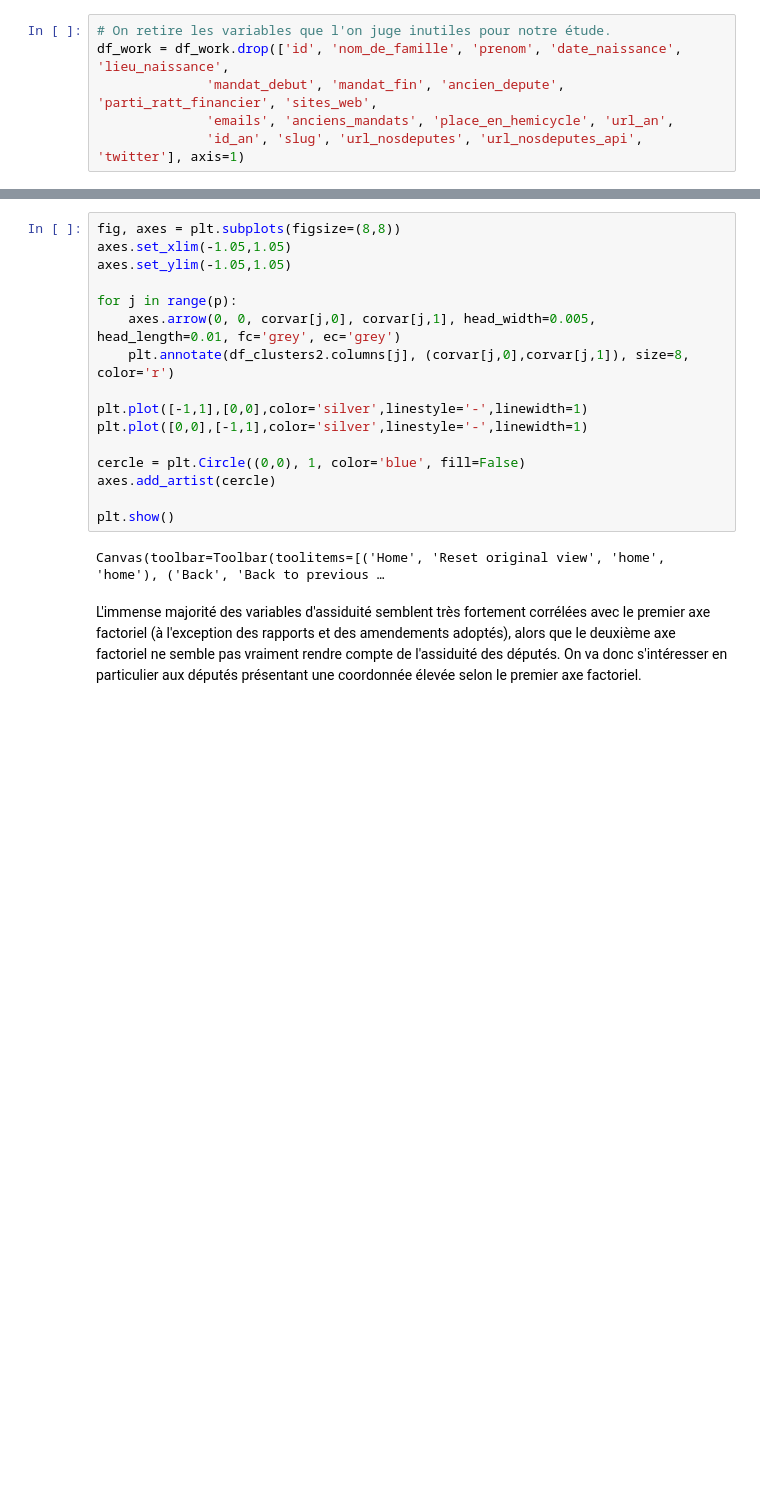
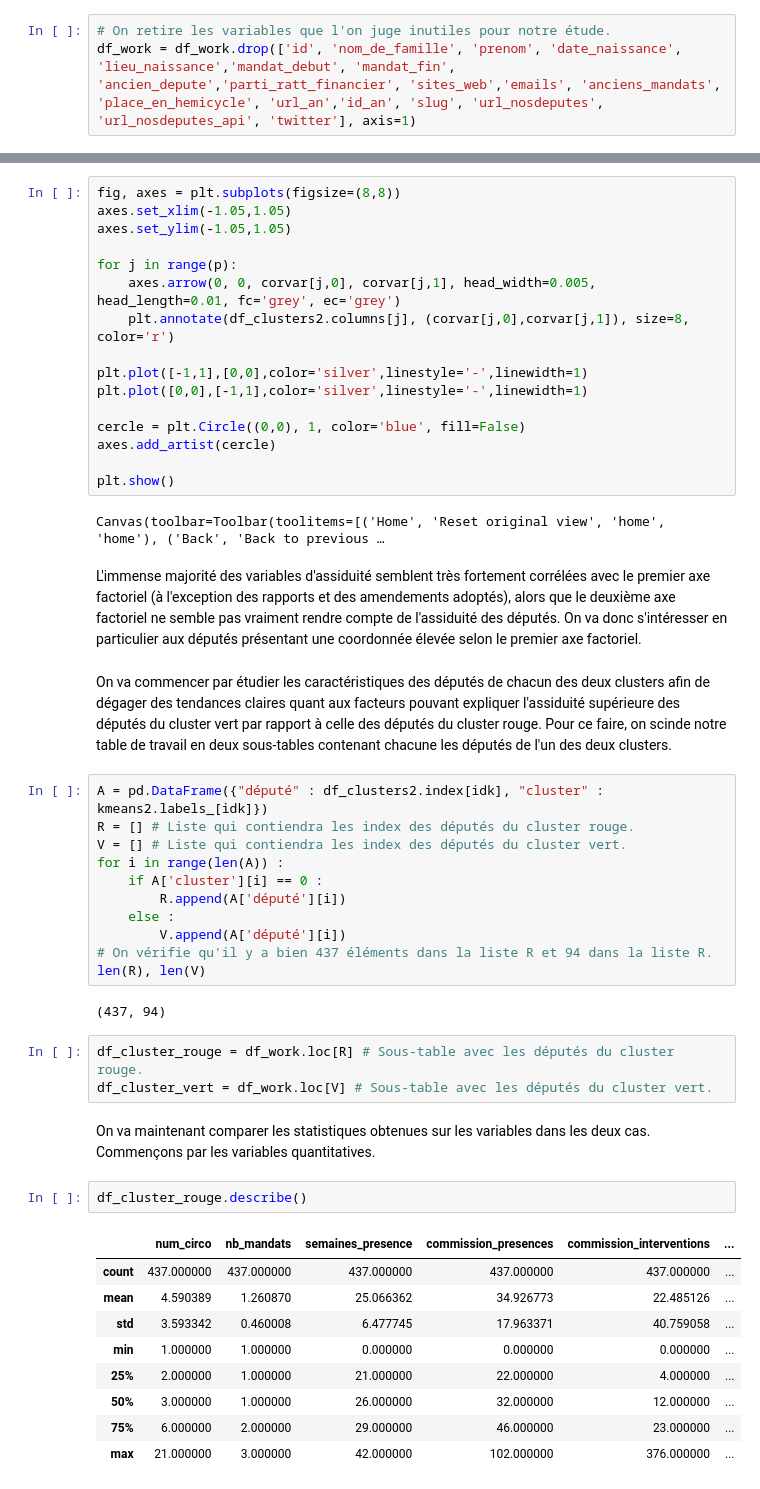
Before and after one commit to APlamont/AssemblyAttendance, a Jupyter notebook: Code/Projet Python pour le Data Scientist.ipynb, the cells around one changed output, grey strips where cells are left out. Saved outputs shown, nothing was run; the diff lists cells and outputs as text; blank space fills up the shorter version.

Commit message:
Sous-tables + Analyse descriptive des 2 clusters

```diff
--- a/Code/Projet Python pour le Data Scientist.ipynb
+++ b/Code/Projet Python pour le Data Scientist.ipynb
@@ -242,10 +262,7 @@ Index(['id', 'nom', 'nom_de_famille', 'prenom', 'sexe', 'date_naissance',
       dtype='object')
 # %%
 # On retire les variables que l'on juge inutiles pour notre étude.
-df_work = df_work.drop(['id', 'nom_de_famille', 'prenom', 'date_naissance', 'lieu_naissance',
-              'mandat_debut', 'mandat_fin', 'ancien_depute', 'parti_ratt_financier', 'sites_web',
-              'emails', 'anciens_mandats', 'place_en_hemicycle', 'url_an',
-              'id_an', 'slug', 'url_nosdeputes', 'url_nosdeputes_api', 'twitter'], axis=1)
+df_work = df_work.drop(['id', 'nom_de_famille', 'prenom', 'date_naissance', 'lieu_naissance','mandat_debut', 'mandat_fin', 'ancien_depute','parti_ratt_financier', 'sites_web','emails', 'anciens_mandats', 'place_en_hemicycle', 'url_an','id_an', 'slug', 'url_nosdeputes', 'url_nosdeputes_api', 'twitter'], axis=1)
 # %%
 df_work.head() # On regarde les premières lignes de la base de travail définitive.
 # %% [output]
@@ -702,3 +726,35 @@ plt.show()
 Canvas(toolbar=Toolbar(toolitems=[('Home', 'Reset original view', 'home', 'home'), ('Back', 'Back to previous …
 # %% [markdown]
 L'immense majorité des variables d'assiduité semblent très fortement corrélées avec le premier axe factoriel (à l'exception des rapports et des amendements adoptés), alors que le deuxième axe factoriel ne semble pas vraiment rendre compte de l'assiduité des députés. On va donc s'intéresser en particulier aux députés présentant une coordonnée élevée selon le premier axe factoriel.
+# %% [markdown]
+On va commencer par étudier les caractéristiques des députés de chacun des deux clusters afin de dégager des tendances claires quant aux facteurs pouvant expliquer l'assiduité supérieure des députés du cluster vert par rapport à celle des députés du cluster rouge. Pour ce faire, on scinde notre table de travail en deux sous-tables contenant chacune les députés de l'un des deux clusters.
+# %%
+A = pd.DataFrame({"député" : df_clusters2.index[idk], "cluster" : kmeans2.labels_[idk]})
+R = [] # Liste qui contiendra les index des députés du cluster rouge.
+V = [] # Liste qui contiendra les index des députés du cluster vert.
+for i in range(len(A)) :
+    if A['cluster'][i] == 0 :
+        R.append(A['député'][i])
+    else :
+        V.append(A['député'][i])
+# On vérifie qu'il y a bien 437 éléments dans la liste R et 94 dans la liste R.
+len(R), len(V)
+# %% [output]
+(437, 94)
+# %%
+df_cluster_rouge = df_work.loc[R] # Sous-table avec les députés du cluster rouge.
+df_cluster_vert = df_work.loc[V] # Sous-table avec les députés du cluster vert.
+# %% [markdown]
+On va maintenant comparer les statistiques obtenues sur les variables dans les deux cas. Commençons par les variables quantitatives.
+# %%
+df_cluster_rouge.describe()
+# %% [output]
+|  | num_circo | nb_mandats | semaines_presence | commission_presences | commission_interventions | ... |
+| count | 437.000000 | 437.000000 | 437.000000 | 437.000000 | 437.000000 | ... |
+| mean | 4.590389 | 1.260870 | 25.066362 | 34.926773 | 22.485126 | ... |
+| std | 3.593342 | 0.460008 | 6.477745 | 17.963371 | 40.759058 | ... |
+| min | 1.000000 | 1.000000 | 0.000000 | 0.000000 | 0.000000 | ... |
+| 25% | 2.000000 | 1.000000 | 21.000000 | 22.000000 | 4.000000 | ... |
+| 50% | 3.000000 | 1.000000 | 26.000000 | 32.000000 | 12.000000 | ... |
+| 75% | 6.000000 | 2.000000 | 29.000000 | 46.000000 | 23.000000 | ... |
+| max | 21.000000 | 3.000000 | 42.000000 | 102.000000 | 376.000000 | ... |
```
Also changed, not shown: parts of 19 cells of this notebook.
